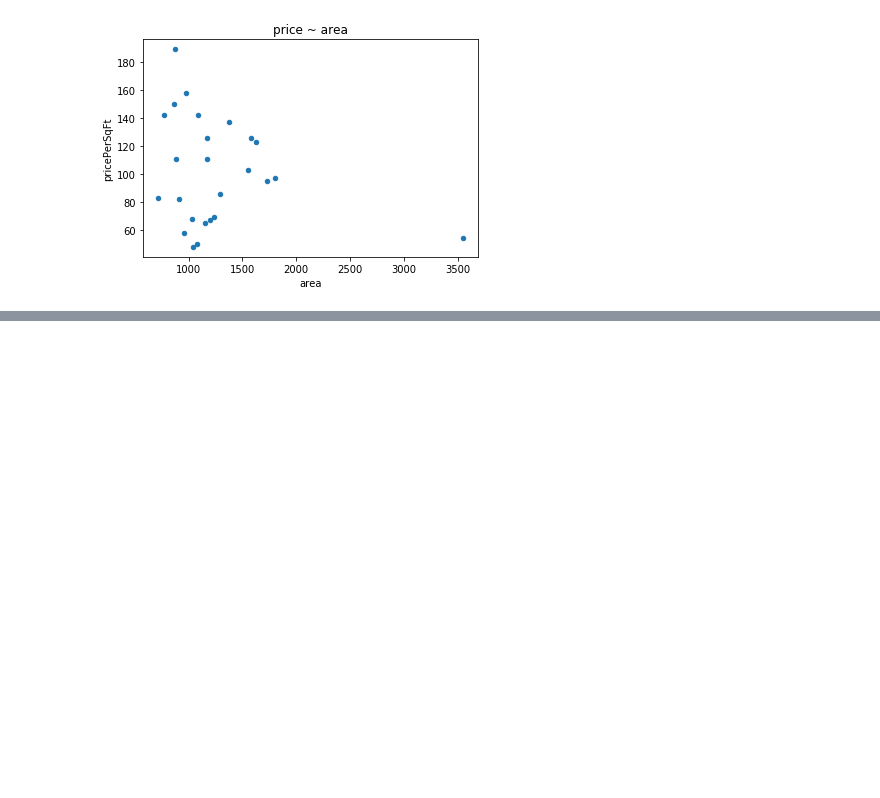
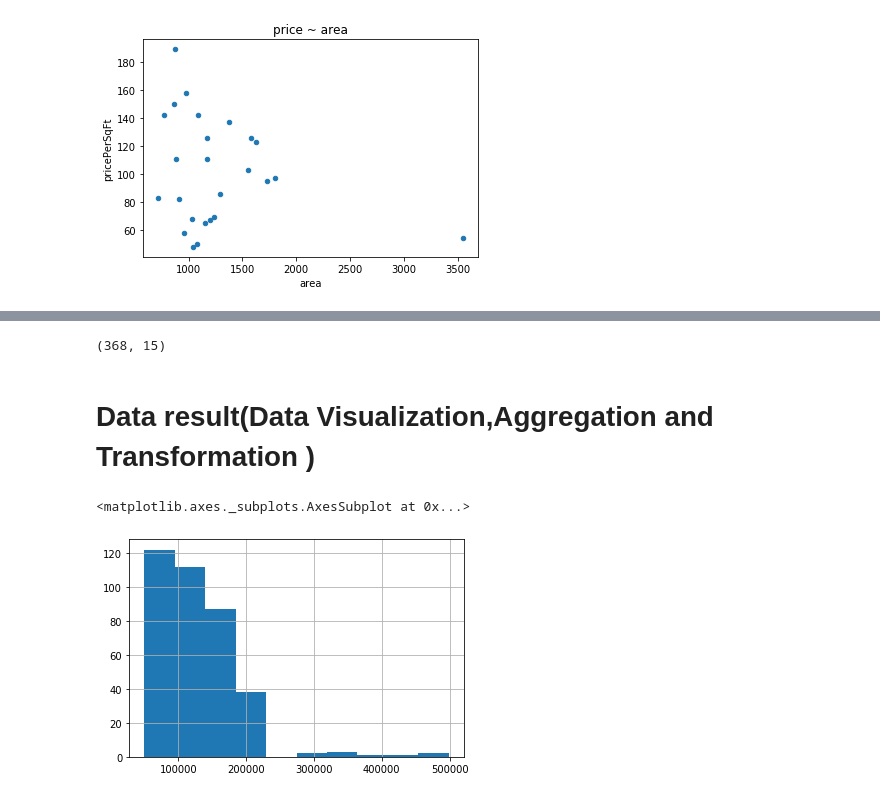
Before and after one commit to DamonChen-slu/hds5210-2022, a Jupyter notebook: Final-2022/Final_project_saint_louis_house_price.ipynb, the cells around one changed output, grey strips where cells are left out. Saved outputs shown, nothing was run; the diff lists cells and outputs as text; code cells hidden in the pictures; blank space fills up the shorter version.

```diff
--- a/Final-2022/Final_project_saint_louis_house_price.ipynb
+++ b/Final-2022/Final_project_saint_louis_house_price.ipynb
@@ -110,5 +110,4 @@ file1.dropna(axis=1,how="all").head(5)
 | 2655299 | FOR_SALE | House for sale | 56000 | 58 | NaN | NaN | 995.0 | 960 | ... |
 5 rows × 22 columns
 # %%
-file1 = file1.drop(['statusType','statusText','isZillowOwned','detailUrl'], axis=1)
-file1.head()
+file1 = file1.drop(['statusType','zestimatePerSqFt','latitude','longitude','brokerName','isZillowOwned','detailUrl','zestimate','rentZestimate','timeOnZillow','statusText'], axis=1)
@@ -122,0 +136,2 @@ file1.head()
+# %%
+file2 = file2[['Price','Bathrooms','Bedrooms','Living Area','Home Type','Street Address','Zip']]
@@ -192,0 +263,3 @@ dtype: int64
+# %%
+file1_new = file1.rename(columns={'price':'Price','beds':'Bedrooms','baths':'Bathrooms','addressZipcode':'Zip','addressStreet':'Street Address','area':'Living Area'},inplace=False)
+file1_new
@@ -192,0 +285,2 @@ dtype: int64
+# %%
+total = pd.merge(file1_new,file2,how='outer',on=['Price','Bedrooms','Bathrooms','Zip'])
@@ -192,0 +303,11 @@ dtype: int64
+# %%
+total.shape
+# %% [output]
+(368, 15)
+# %% [markdown]
+# Data result(Data Visualization,Aggregation and Transformation )
+# %%
+total["Price"].hist()
+# %% [output]
+<matplotlib.axes._subplots.AxesSubplot at 0x...>
+[figure, added]
```
Also changed, not shown: parts of 27 cells of this notebook.
